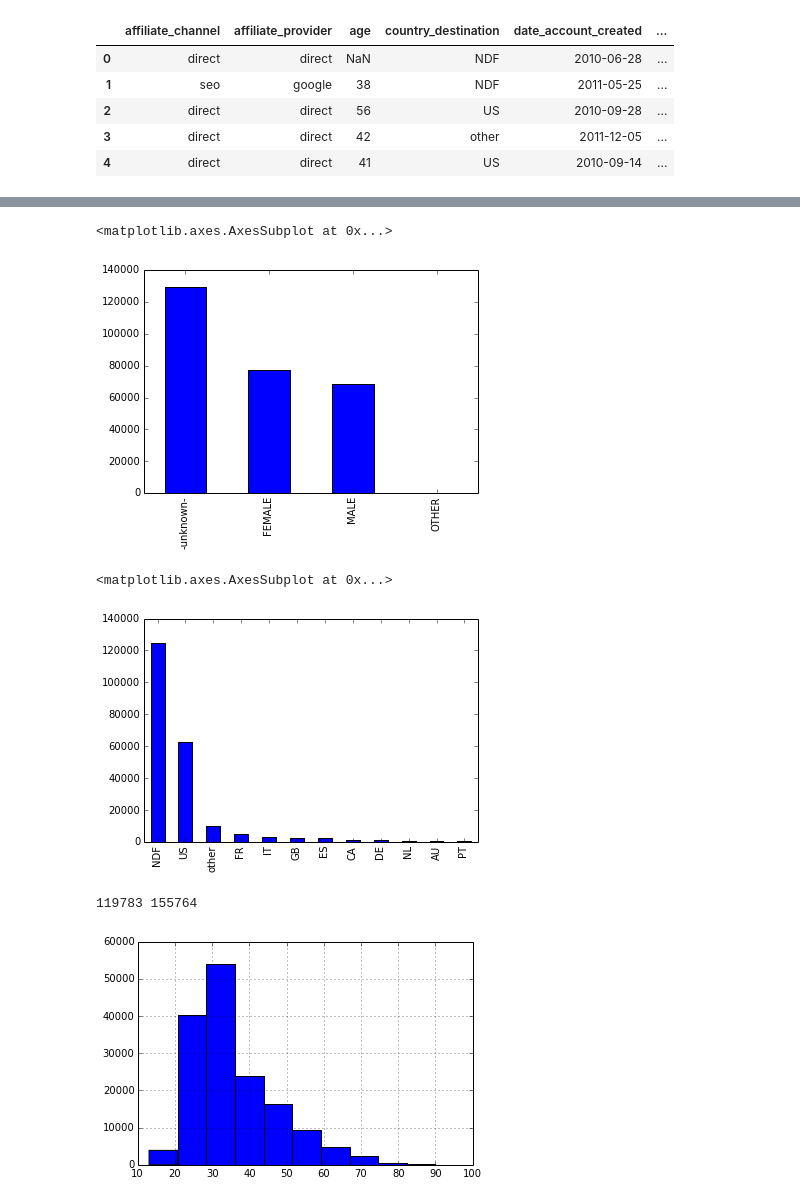
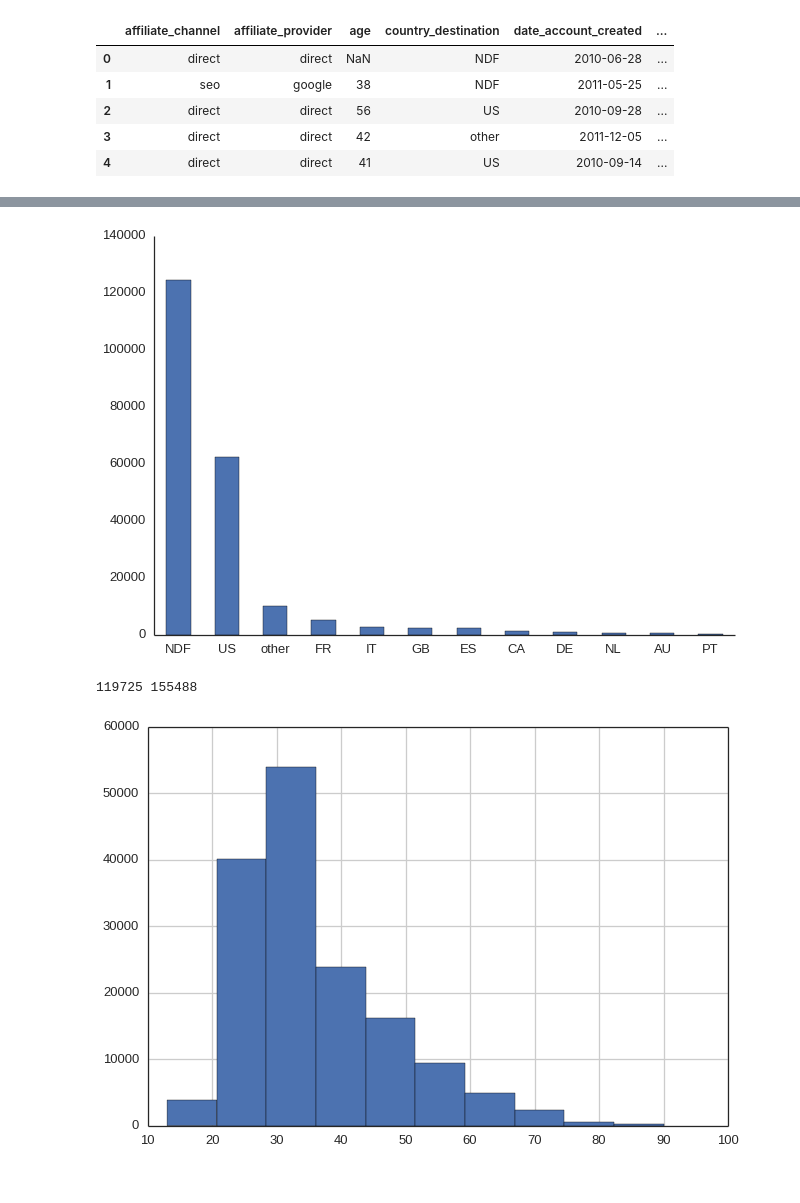
Before and after one commit to davidgasquez/kaggle-airbnb, a Jupyter notebook: scripts/Data Exploration.ipynb, the cells around one changed output, grey strips where cells are left out. Drawn from its saved outputs; the diff is of its cells as text; code cells hidden in the pictures.

Commit message:
Update plots

```diff
--- a/scripts/Data Exploration.ipynb
+++ b/scripts/Data Exploration.ipynb
@@ -3,6 +3,8 @@ import pandas as pd
 import numpy as np
 import matplotlib.pyplot as plt
 %matplotlib inline
+import seaborn as sns
+sns.set(style="white", context="talk")
 # %%
 train_users = pd.read_csv('../data/raw/train_users.csv')
 test_users = pd.read_csv('../data/raw/test_users.csv')
@@ -17,3 +19,8 @@ users.head()
 | 2 | direct | direct | 56 | US | 2010-09-28 | ... |
 | 3 | direct | direct | 42 | other | 2011-12-05 | ... |
 | 4 | direct | direct | 41 | US | 2010-09-14 | ... |
+# %%
+# remove other gender
+users = users[users.gender != 'OTHER']
+users.gender.astype('category').value_counts().plot(kind='barh')
+sns.despine()
@@ -20,13 +29,8 @@ users.head()
 # %%
-users.gender.astype('category').value_counts().plot(kind='bar')
+users.country_destination.astype('category').value_counts().plot(kind='bar', rot=0)
+sns.despine()
 # %% [output]
-<matplotlib.axes.AxesSubplot at 0x...>
-[figure, old version]
+[figure, new version]
-# %%
-users.country_destination.astype('category').value_counts().plot(kind='bar')
-# %% [output]
-<matplotlib.axes.AxesSubplot at 0x...>
-[figure, removed]
 # %%
 # Preprocess this data
 users.loc[users.age > 500, 'age'] = 2015 - users.age
@@ -36,8 +40,8 @@ users.loc[users.age < 13, 'age'] = np.nan
 users.age.hist()
 print users.age.isnull().sum(), users.age.count()
 # %% [output]
-119783 155764
+119725 155488
-[figure, old version]
+[figure, new version]
 # %%
 users.language.astype('category').value_counts().plot(kind='bar')
 # %% [output]
```
Also changed, not shown: parts of 4 cells of this notebook, 1 other file.
